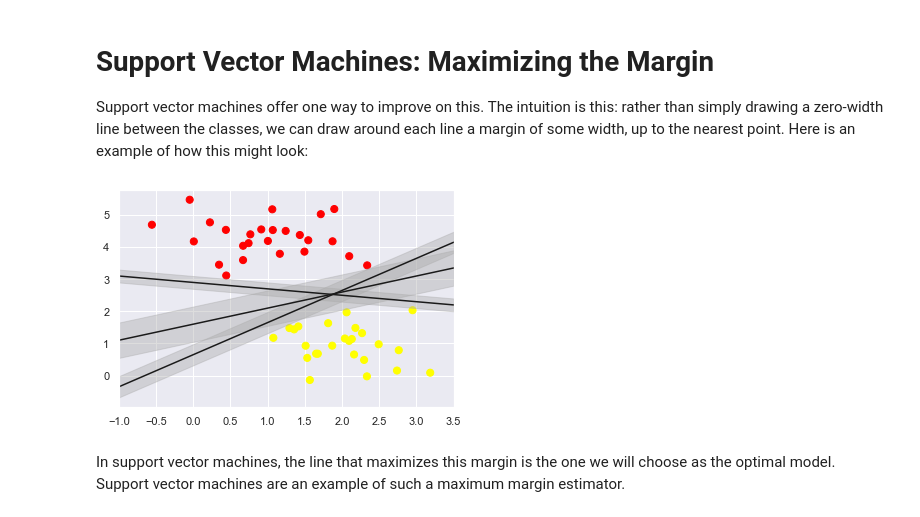
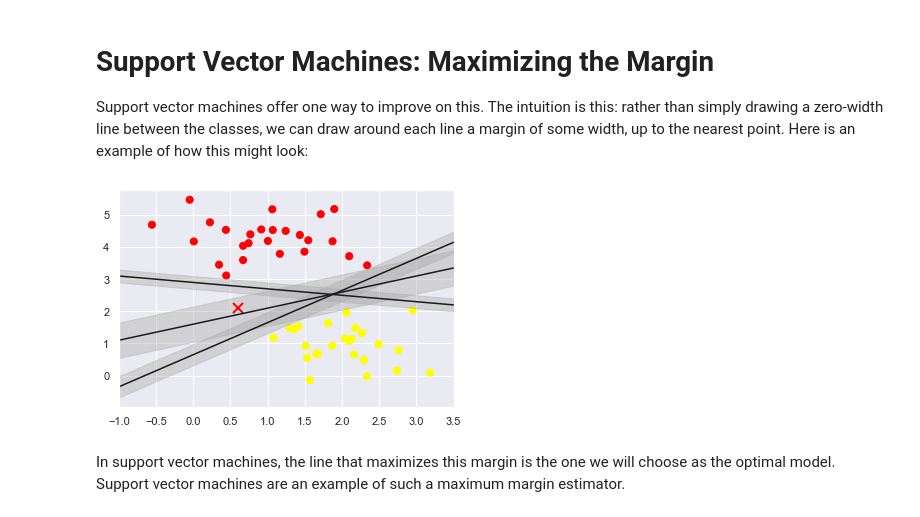
Before and after one commit to Koshaliya/Face-Recognition-using-Support-Vector-Machine, a Jupyter notebook: Face Recognition using Support Vector Machine.ipynb, the cells around one changed output. Cells and saved outputs as stored; diff of their text form; code cells hidden in the pictures.

```diff
--- a/Face Recognition using Support Vector Machine.ipynb
+++ b/Face Recognition using Support Vector Machine.ipynb
@@ -54,16 +56,18 @@ Support vector machines offer one way to improve on this. The intuition is this:
 # %%
 xfit = np.linspace(-1, 3.5)
 plt.scatter(X[:, 0], X[:, 1], c=y, s=50, cmap='autumn')
+
+plt.plot([0.6], [2.1], 'x', color='red', markeredgewidth=2, markersize=10)
 
 for m, b, d in [(1, 0.65, 0.33), (0.5, 1.6, 0.55), (-0.2, 2.9, 0.2)]:
     yfit = m * xfit + b
     plt.plot(xfit, yfit, '-k')
     plt.fill_between(xfit, yfit - d, yfit + d, edgecolor='none',
-                     color='#AAAAAA', alpha=0.4)
+                     color='#AAAAAA', alpha=0.4) #alpha - transparerncy
 
-plt.xlim(-1, 3.5);
+plt.xlim(-1, 3.5);  # x limits
 # %% [output]
-[figure, old version]
+[figure, new version]
 # %% [markdown]
 
 In support vector machines, the line that maximizes this margin is the one we will choose as the optimal model. Support vector machines are an example of such a maximum margin estimator.
```
Also changed, not shown: parts of 27 cells of this notebook.
